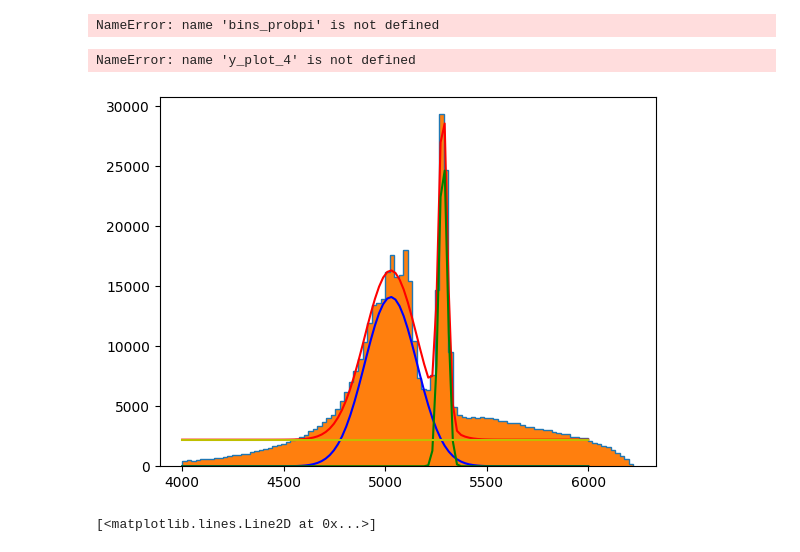
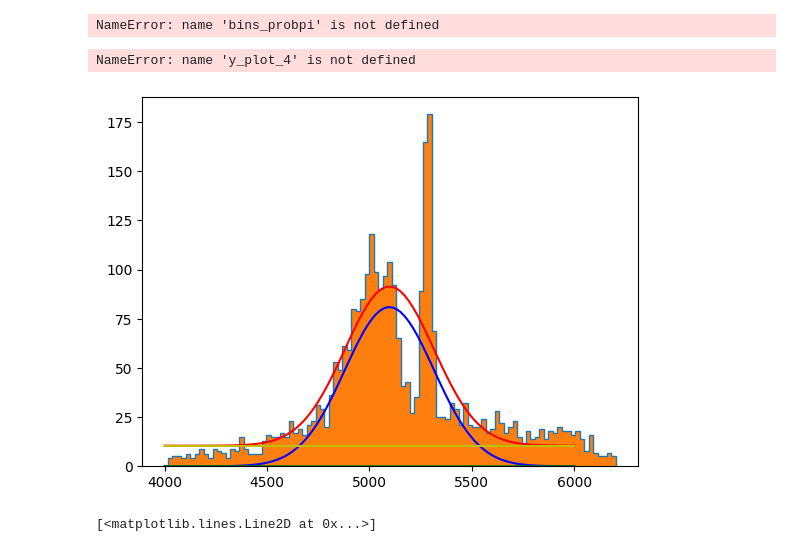
Before and after one commit to aavashsubedi/labs_yr3, a Jupyter notebook: matter_antimatter/aavash.ipynb, the cells around one changed output. Drawn from its saved outputs; the diff is of its cells as text; code cells hidden in the pictures.

```diff
--- a/matter_antimatter/aavash.ipynb
+++ b/matter_antimatter/aavash.ipynb
@@ -395,8 +379,8 @@ NameError: name 'bins_probpi' is not defined
 #set sed
 np.random.seed(0)
 # read in a csv file with the invariant mass
-invariant_mass_numpy = np.genfromtxt('/workspaces/labs_yr3/inv_mass.csv', delimiter=',')
-
+#invariant_mass_numpy = np.genfromtxt('/workspaces/labs_yr3/inv_mass.csv', delimiter=',')
+invariant_mass_numpy = np.array(invariant_mass_array)
 #remove indices where the invariant mass is not between 5100 and 6500 MeV
 invariant_mass_numpy = np.where((invariant_mass_numpy > 4000) & (invariant_mass_numpy < 6500), invariant_mass_numpy, np.nan)
 np.shape(invariant_mass_numpy)
@@ -451,34 +435,34 @@ y_plot_3 = exponential(x_data, popt[6], popt[7])
 # y_plot_2 = gaussian(x_data, popt[3], popt[4], popt[5])
 # y_plot_3 = exponential(x_data, popt[6], popt[7])
 # y_plot_4 = constant(x_data, popt[8], popt[9])
 
 
 
 
 
 
 plt.plot(x_data, y_data, 'r-', label='fit')
 plt.plot(x_data, y_plot_1, 'b-', label='fit')
 plt.plot(x_data, y_plot_2, 'g-', label='fit')
 plt.plot(x_data, y_plot_3, 'y-', label='fit')
 plt.plot(x_data, y_plot_4, 'k-', label='fit')
 
 #find the mean and standard deviation of the gaussian fit
 mean = popt[1]
 std = popt[2]
 
 print('mean = ', mean)
 print('std = ', std)
 
 
 chi2 = np.sum(((values - gaussian(get_bins(bins, values), popt[0], popt[1], popt[2]))/np.sqrt(values))**2)
 ndf = len(values) - 3
 
 print('chi2 = ', chi2)
 print('ndf = ', ndf)
 # %% [output]
 NameError: name 'y_plot_4' is not defined
-[figure, old version]
+[figure, new version]
 # %%
 def clean_data(y_data, y_other):
 
```
Also changed, not shown: parts of 8 cells of this notebook, 2 other files.
